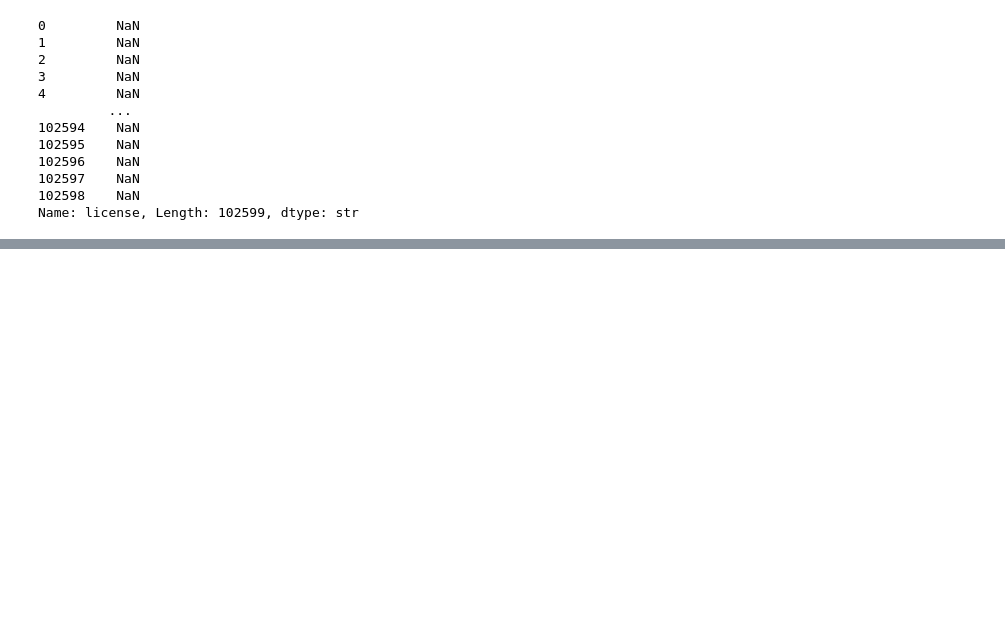
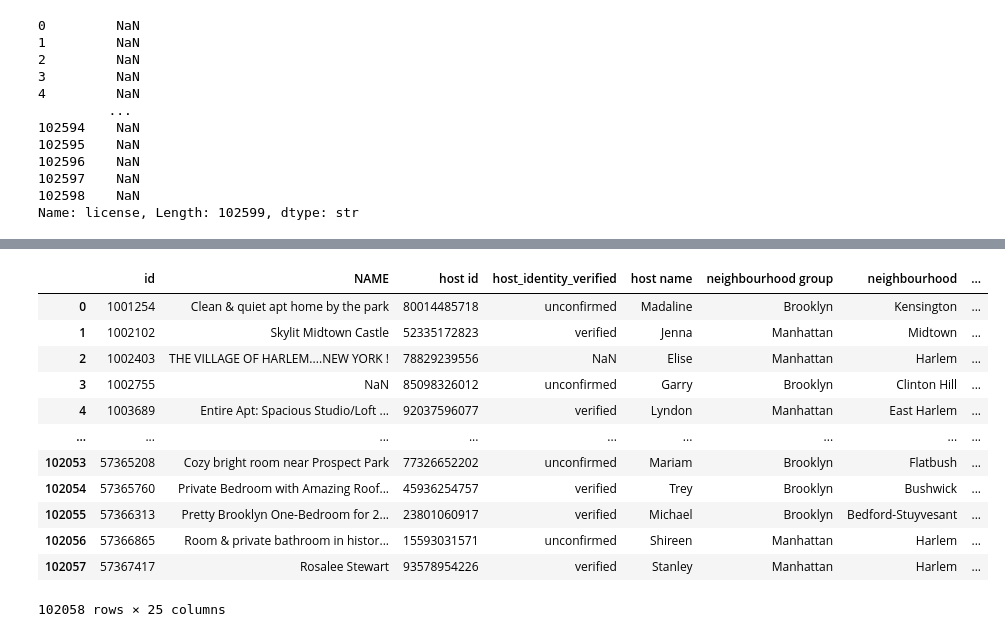
Before and after one commit to abderrahmanboubligha/tp_machine_learning, a Jupyter notebook: TP1_Pretraitement_Airbnb.ipynb, the cells around one changed output, grey strips where cells are left out. Saved outputs shown, nothing was run; the diff lists cells and outputs as text; code cells hidden in the pictures; blank space fills up the shorter version.

Commit message:
parte 2 remove nan data

```diff
--- a/TP1_Pretraitement_Airbnb.ipynb
+++ b/TP1_Pretraitement_Airbnb.ipynb
@@ -73,0 +112,4 @@ Name: license, Length: 102599, dtype: str
+# %%
+data.drop_duplicates(inplace = True)
+#inplace true means work on the same dataframe and not return a new one
+data.duplicated().sum()
@@ -73,0 +140,3 @@ Name: license, Length: 102599, dtype: str
+# %%
+#because the last review column has a lot of missing values we will drop it
+data.drop(columns = ["last review"], inplace = True)
@@ -73,0 +163,16 @@ Name: license, Length: 102599, dtype: str
+# %%
+data
+# %% [output]
+|  | id | NAME | host id | host_identity_verified | host name | neighbourhood group | neighbourhood | ... |
+| 0 | 1001254 | Clean & quiet apt home by the park | 80014485718 | unconfirmed | Madaline | Brooklyn | Kensington | ... |
+| 1 | 1002102 | Skylit Midtown Castle | 52335172823 | verified | Jenna | Manhattan | Midtown | ... |
+| 2 | 1002403 | THE VILLAGE OF HARLEM....NEW YORK ! | 78829239556 | NaN | Elise | Manhattan | Harlem | ... |
+| 3 | 1002755 | NaN | 85098326012 | unconfirmed | Garry | Brooklyn | Clinton Hill | ... |
+| 4 | 1003689 | Entire Apt: Spacious Studio/Loft ... | 92037596077 | verified | Lyndon | Manhattan | East Harlem | ... |
+| ... | ... | ... | ... | ... | ... | ... | ... | ... |
+| 102053 | 57365208 | Cozy bright room near Prospect Park | 77326652202 | unconfirmed | Mariam | Brooklyn | Flatbush | ... |
+| 102054 | 57365760 | Private Bedroom with Amazing Roof... | 45936254757 | verified | Trey | Brooklyn | Bushwick | ... |
+| 102055 | 57366313 | Pretty Brooklyn One-Bedroom for 2... | 23801060917 | verified | Michael | Brooklyn | Bedford-Stuyvesant | ... |
+| 102056 | 57366865 | Room & private bathroom in histor... | 15593031571 | unconfirmed | Shireen | Manhattan | Harlem | ... |
+| 102057 | 57367417 | Rosalee Stewart | 93578954226 | verified | Stanley | Manhattan | Harlem | ... |
+102058 rows × 25 columns
```
Also changed, not shown: parts of 30 cells of this notebook.
